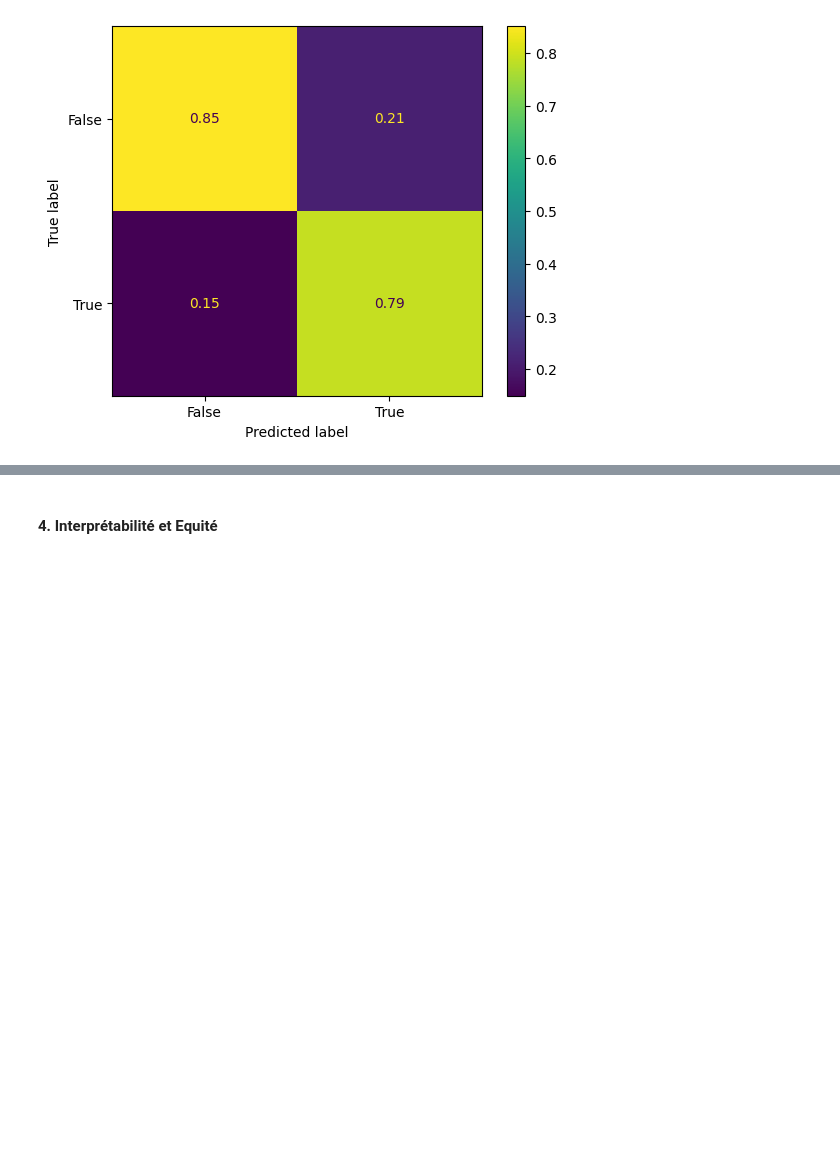
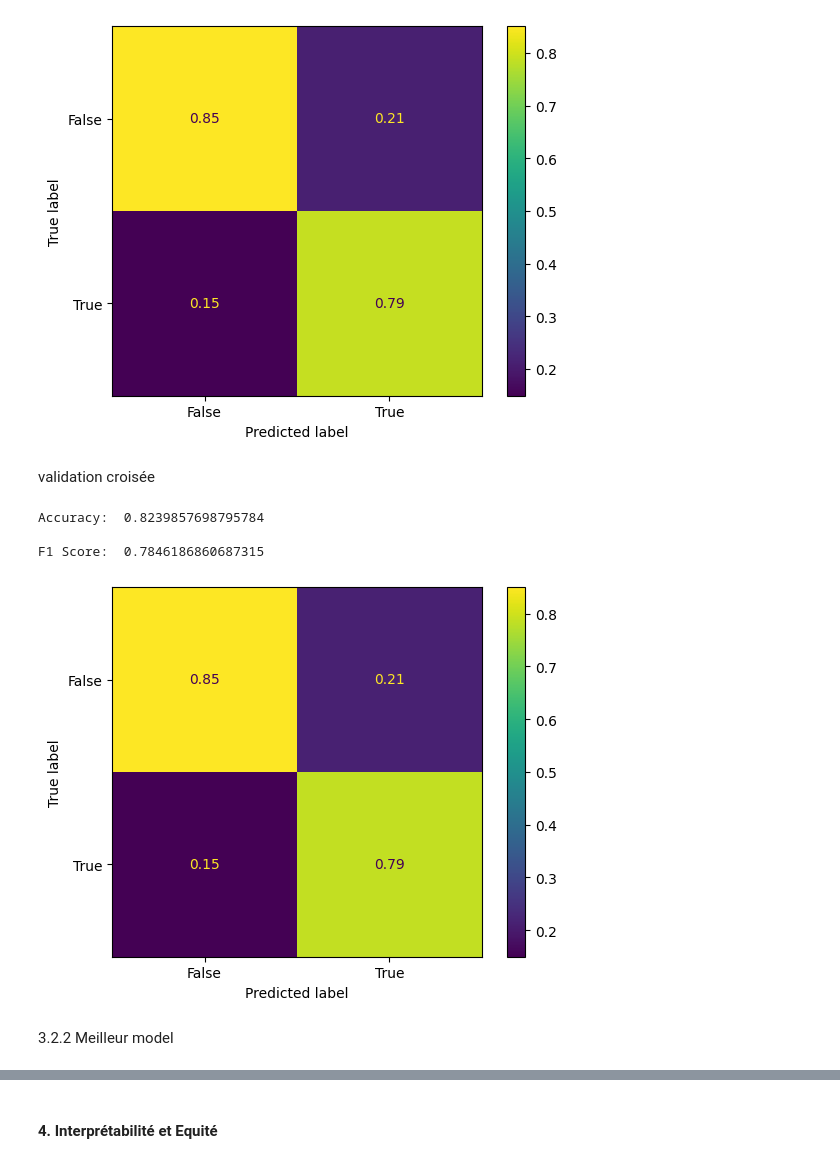
Before and after one commit to Saxhaa/supervised, a Jupyter notebook: data_analysis.ipynb, the cells around one changed output, grey strips where cells are left out. Cells and saved outputs as stored; diff of their text form; code cells hidden in the pictures; blank space fills up the shorter version.

```diff
--- a/data_analysis.ipynb
+++ b/data_analysis.ipynb
@@ -397,3 +401,22 @@ disp = ConfusionMatrixDisplay.from_predictions(y_test, y_pred, normalize='pred')
 Accuracy:  0.8250909418873824
 F1 Score:  0.7868083547086845
 [figure]
+# %% [markdown]
+validation croisée
+# %%
+xgb_y_cross_pred= cross_val_predict(xgb,X_train_scaled,y_train,cv=5)
+xgb_accuracy_cross = accuracy_score(y_train,xgb_y_cross_pred)
+
+
+print("Accuracy: ", xgb_accuracy_cross)
+f_score_cross = f1_score(y_train, xgb_y_cross_pred)
+print(f"\nF1 Score: ", f_score_cross)
+
+disp = ConfusionMatrixDisplay.from_predictions(y_train, xgb_y_cross_pred, normalize='pred')
+# %% [output]
+Accuracy:  0.8239857698795784
+
+F1 Score:  0.7846186860687315
+[figure, added]
+# %% [markdown]
+3.2.2 Meilleur model
```
Also changed, not shown: parts of 11 cells of this notebook, 1 other file.
